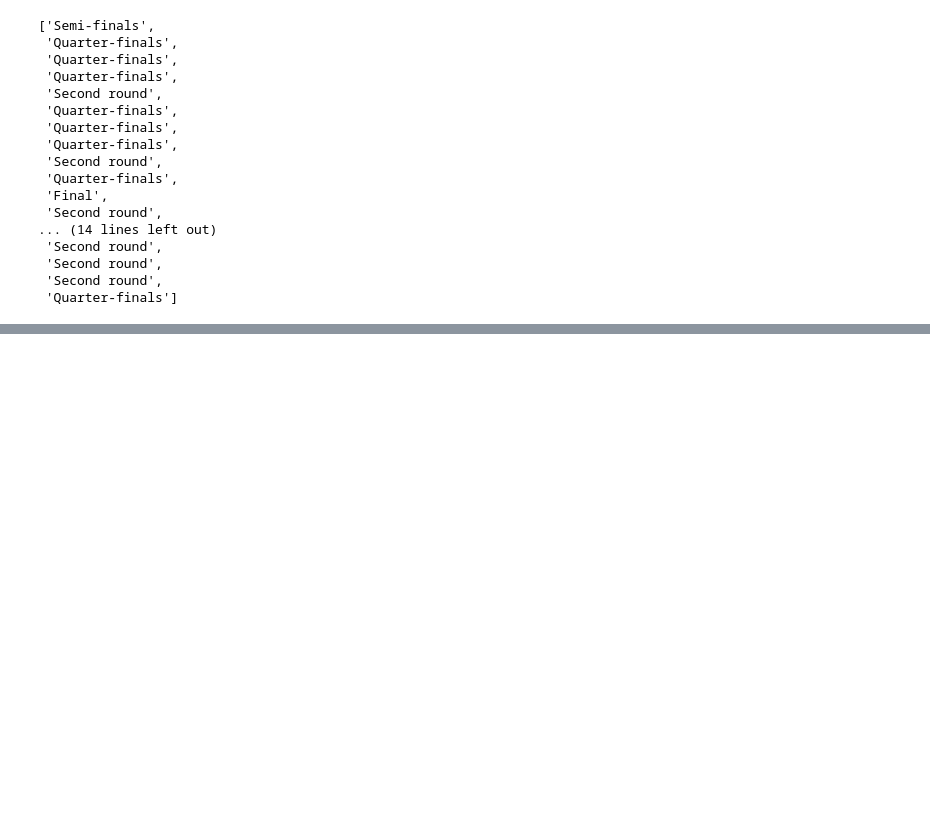
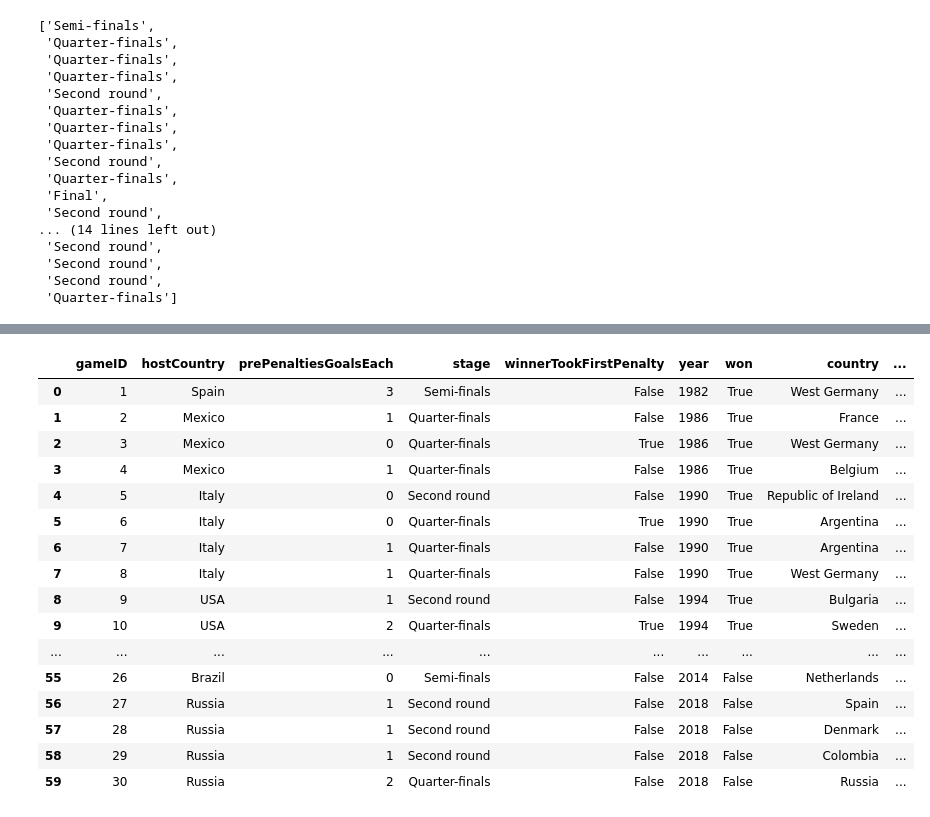
Before and after one commit to MarkMacArdle/World_Cup_Penalty_Shootouts, a Jupyter notebook: Penalties_data_gathering.ipynb, the cells around one changed output, grey strips where cells are left out. Saved outputs shown, nothing was run; the diff lists cells and outputs as text; code cells hidden in the pictures; blank space fills up the shorter version.

Commit message:
Melt table to seperate winner loser rows

```diff
--- a/Penalties_data_gathering.ipynb
+++ b/Penalties_data_gathering.ipynb
@@ -261,0 +340,3 @@ df
+# %%
+df['penKicksAndResults'] = np.nan
+df
@@ -261,0 +361,9 @@ df
+# %%
+def rowPenaltyDetails(row):
+    if row.won:
+        return row.winnerPenalties
+    else:
+        return row.loserPenalties
+# %%
+df.penKicksAndResults = df.apply(rowPenaltyDetails, axis = 1)
+df
@@ -261,0 +388,22 @@ df
+# %%
+df.drop(['winnerPenalties', 'loserPenalties'], axis = 1, inplace = True)
+# %%
+df
+# %% [output]
+|  | gameID | hostCountry | prePenaltiesGoalsEach | stage | winnerTookFirstPenalty | year | won | country | ... |
+| 0 | 1 | Spain | 3 | Semi-finals | False | 1982 | True | West Germany | ... |
+| 1 | 2 | Mexico | 1 | Quarter-finals | False | 1986 | True | France | ... |
+| 2 | 3 | Mexico | 0 | Quarter-finals | True | 1986 | True | West Germany | ... |
+| 3 | 4 | Mexico | 1 | Quarter-finals | False | 1986 | True | Belgium | ... |
+| 4 | 5 | Italy | 0 | Second round | False | 1990 | True | Republic of Ireland | ... |
+| 5 | 6 | Italy | 0 | Quarter-finals | True | 1990 | True | Argentina | ... |
+| 6 | 7 | Italy | 1 | Quarter-finals | False | 1990 | True | Argentina | ... |
+| 7 | 8 | Italy | 1 | Quarter-finals | False | 1990 | True | West Germany | ... |
+| 8 | 9 | USA | 1 | Second round | False | 1994 | True | Bulgaria | ... |
+| 9 | 10 | USA | 2 | Quarter-finals | True | 1994 | True | Sweden | ... |
+| ... | ... | ... | ... | ... | ... | ... | ... | ... | ... |
+| 55 | 26 | Brazil | 0 | Semi-finals | False | 2014 | False | Netherlands | ... |
+| 56 | 27 | Russia | 1 | Second round | False | 2018 | False | Spain | ... |
+| 57 | 28 | Russia | 1 | Second round | False | 2018 | False | Denmark | ... |
+| 58 | 29 | Russia | 1 | Second round | False | 2018 | False | Colombia | ... |
+| 59 | 30 | Russia | 2 | Quarter-finals | False | 2018 | False | Russia | ... |
```
Also changed, not shown: parts of 9 cells of this notebook.
